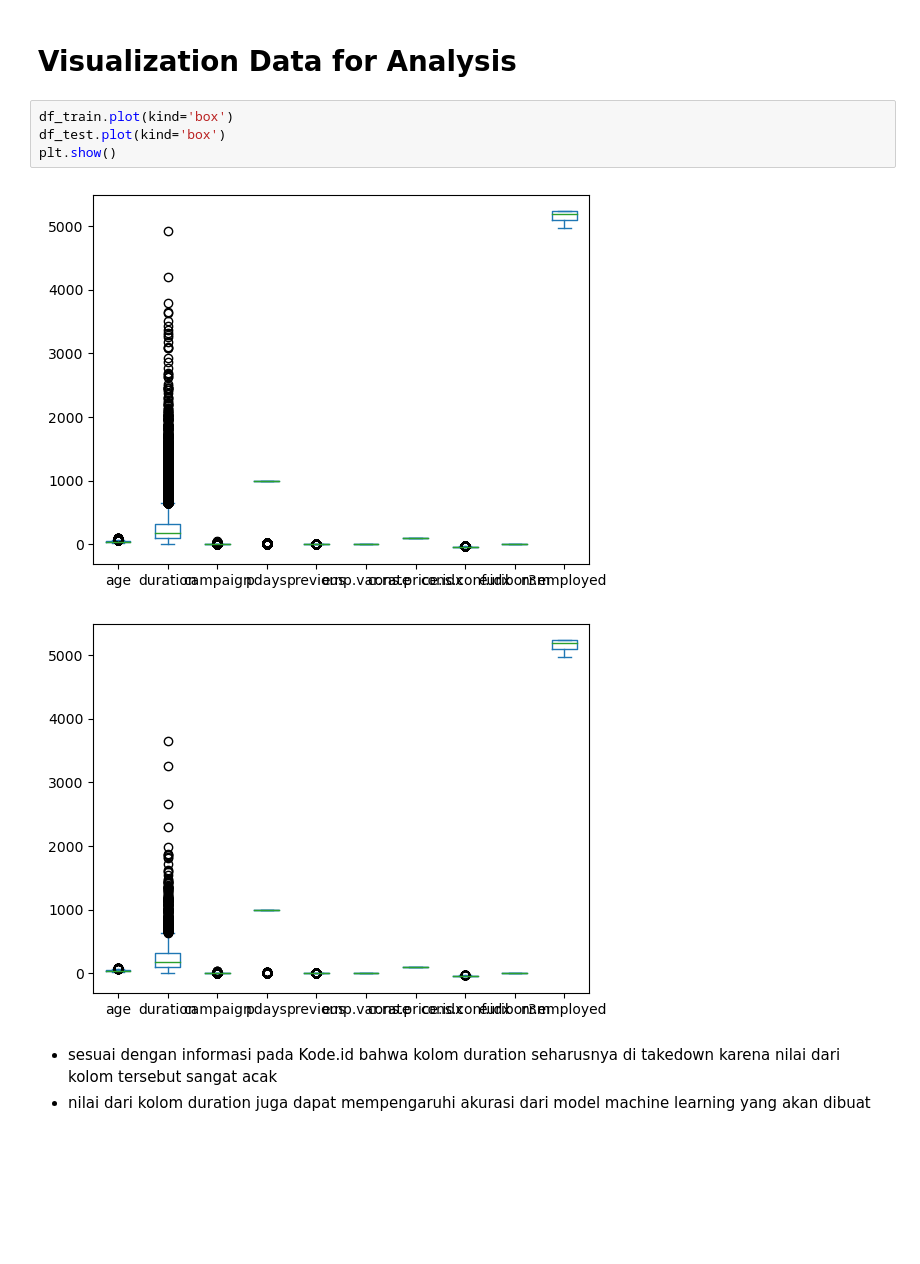
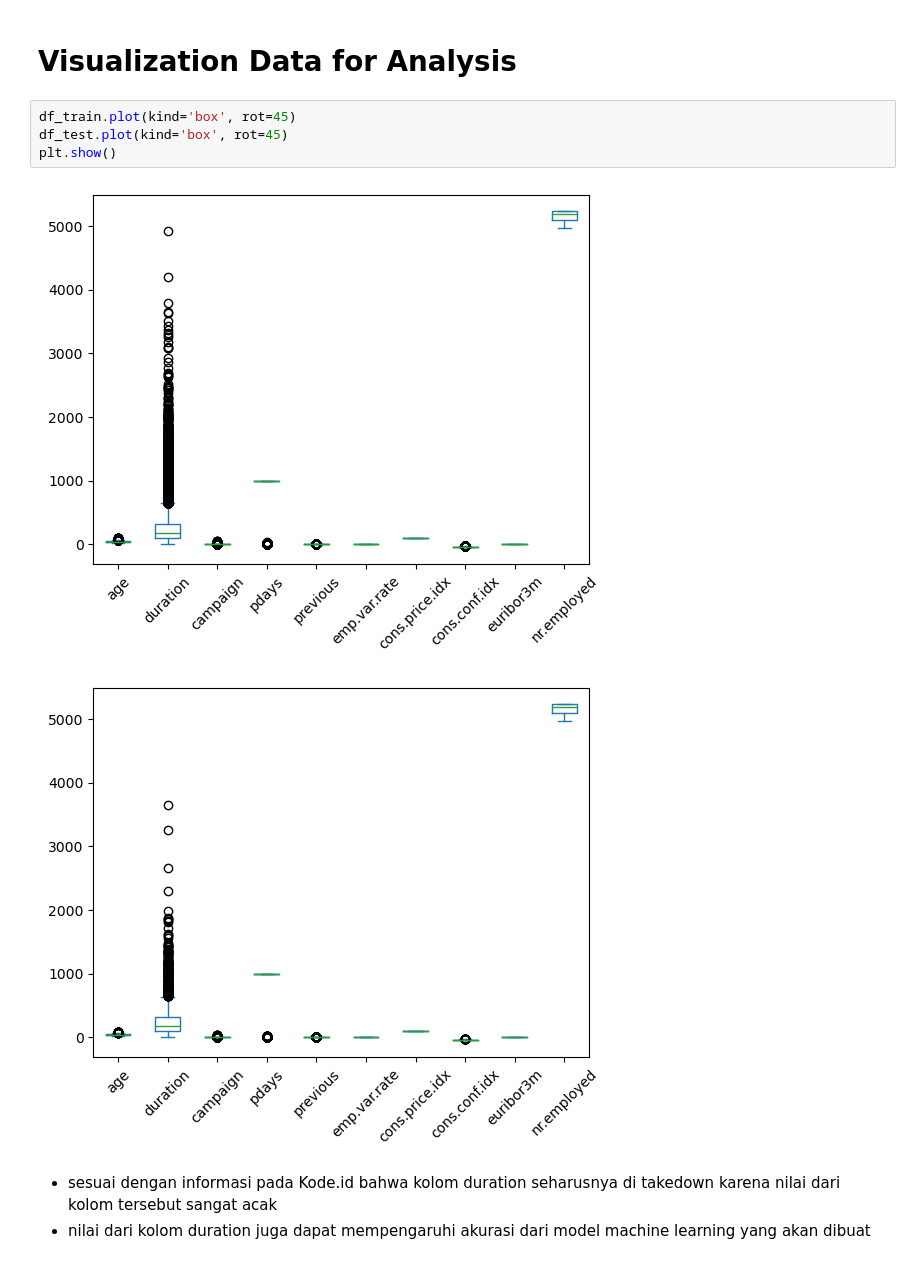
Before and after one commit to Ajhie1987/Python_Train, a Jupyter notebook: Fajri3.ipynb, the cells around one changed output. Saved outputs shown, nothing was run; the diff lists cells and outputs as text; blank space fills up the shorter version.

```diff
--- a/Fajri3.ipynb
+++ b/Fajri3.ipynb
@@ -79,12 +79,12 @@ Data Testing
 # %% [markdown]
 # Visualization Data for Analysis
 # %%
-df_train.plot(kind='box')
-df_test.plot(kind='box')
+df_train.plot(kind='box', rot=45)
+df_test.plot(kind='box', rot=45)
 plt.show()
 # %% [output]
-[figure, old version]
+[figure, new version]
-[figure, old version]
+[figure, new version]
 # %% [markdown]
 - sesuai dengan informasi pada Kode.id bahwa kolom duration seharusnya di takedown karena nilai dari kolom tersebut sangat acak
 - nilai dari kolom duration juga dapat mempengaruhi akurasi dari model machine learning yang akan dibuat
```
